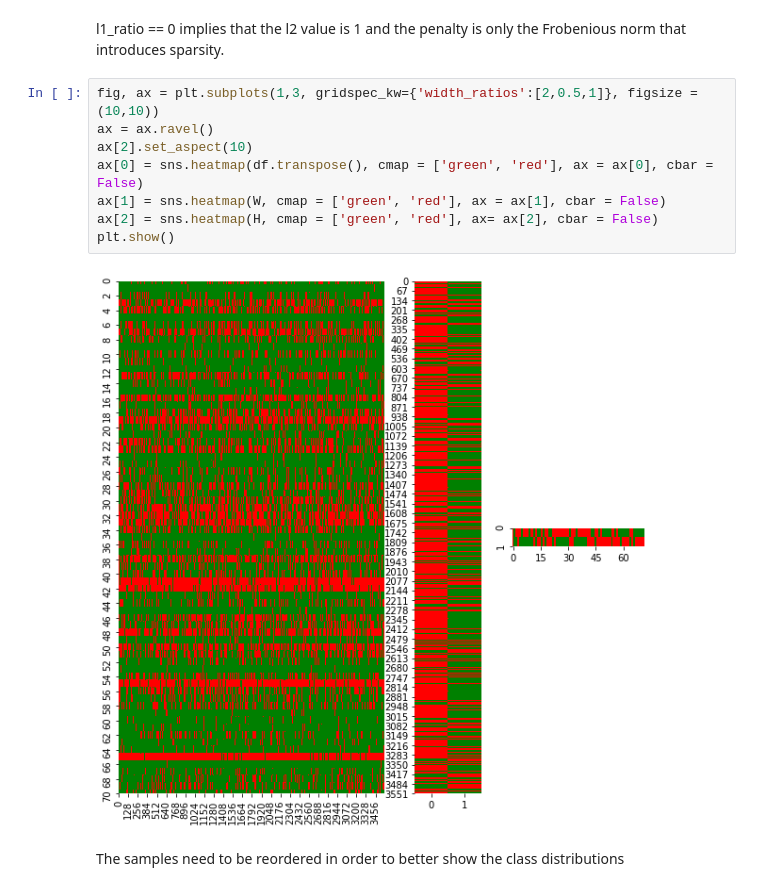
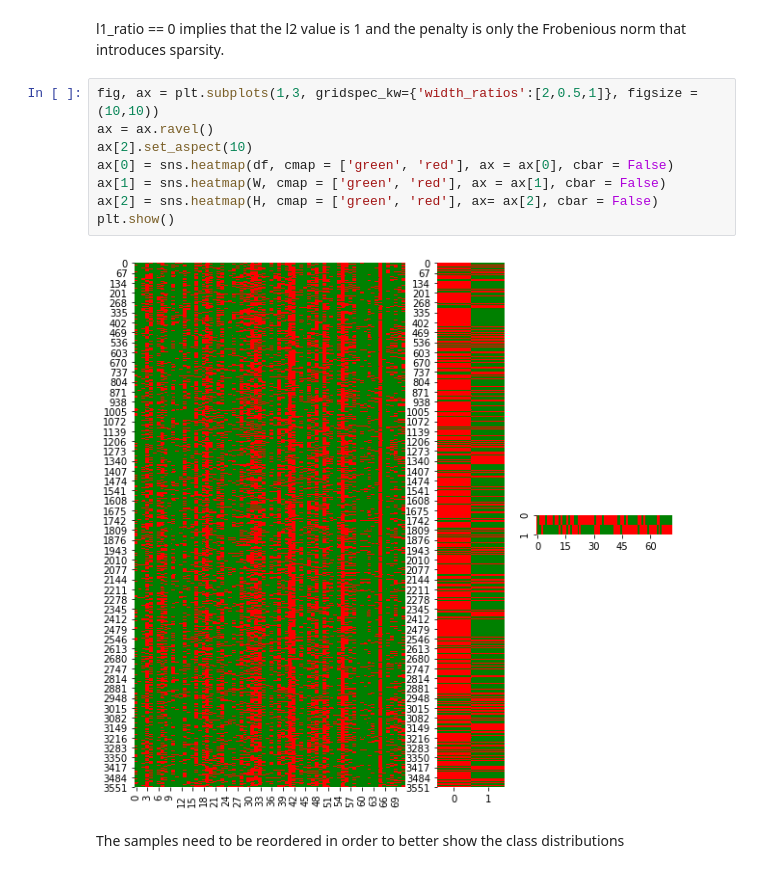
Before and after one commit to vinaysb/Data-Mining-2019-20, a Jupyter notebook: Assignment_7/Assignment_7.ipynb, the cells around one changed output. Drawn from its saved outputs; the diff is of its cells as text.

```diff
--- a/Assignment_7/Assignment_7.ipynb
+++ b/Assignment_7/Assignment_7.ipynb
@@ -239,13 +241,13 @@ l1_ratio == 0 implies that the l2 value is 1 and the penalty is only the Frobeni
 # %%
 fig, ax = plt.subplots(1,3, gridspec_kw={'width_ratios':[2,0.5,1]}, figsize = (10,10))
 ax = ax.ravel()
 ax[2].set_aspect(10)
-ax[0] = sns.heatmap(df.transpose(), cmap = ['green', 'red'], ax = ax[0], cbar = False)
+ax[0] = sns.heatmap(df, cmap = ['green', 'red'], ax = ax[0], cbar = False)
 ax[1] = sns.heatmap(W, cmap = ['green', 'red'], ax = ax[1], cbar = False)
 ax[2] = sns.heatmap(H, cmap = ['green', 'red'], ax= ax[2], cbar = False)
 plt.show()
 # %% [output]
-[figure, old version]
+[figure, new version]
 # %% [markdown]
  The samples need to be reordered in order to better show the class distributions
 # %%
```
Also changed, not shown: parts of 2 cells of this notebook.
